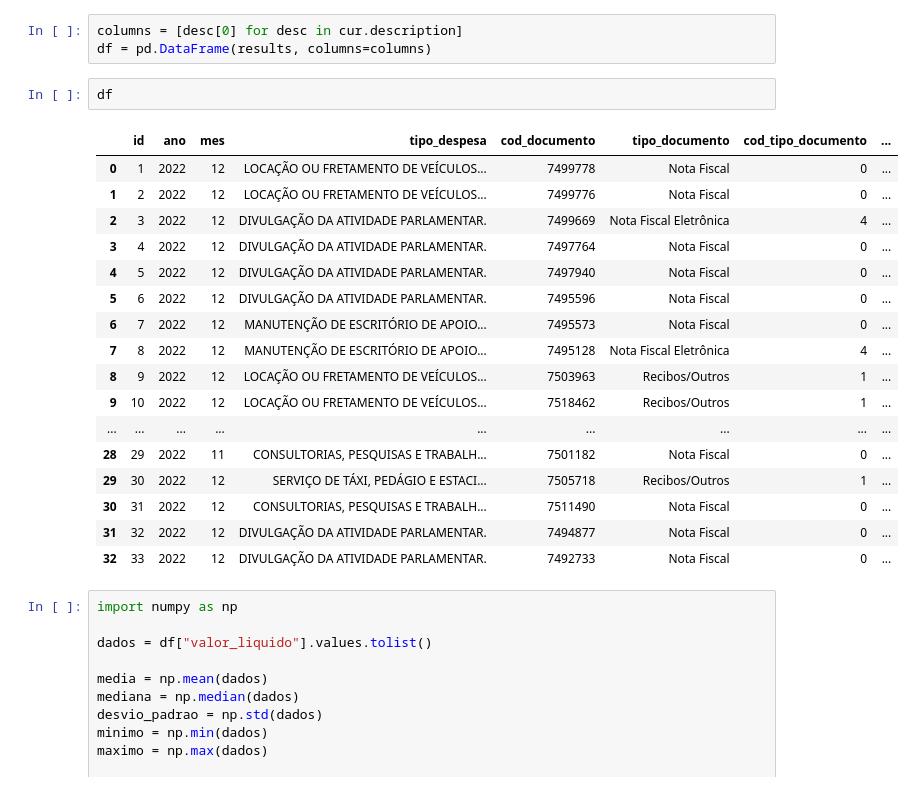
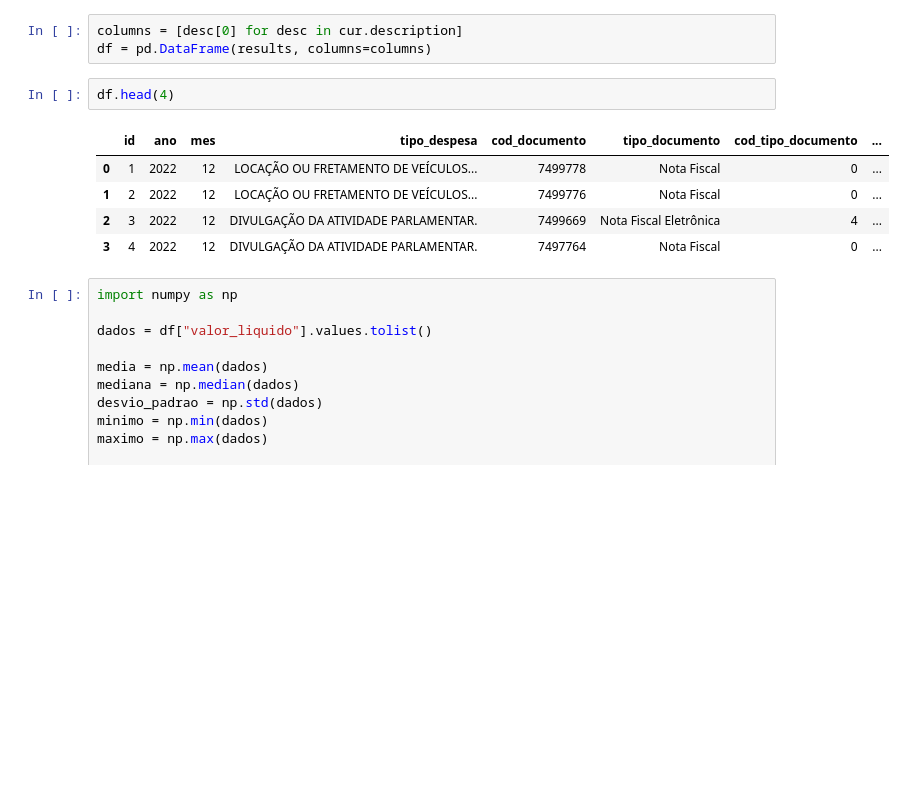
Before and after one commit to borgettas/iesb-projeto-integrador-ii, a Jupyter notebook: app/analytics/exploration.ipynb, the cells around one changed output. Saved outputs shown, nothing was run; the diff lists cells and outputs as text; blank space fills up the shorter version.

```diff
--- a/app/analytics/exploration.ipynb
+++ b/app/analytics/exploration.ipynb
@@ -46,25 +49,13 @@ conn.close()
 columns = [desc[0] for desc in cur.description]
 df = pd.DataFrame(results, columns=columns)
 # %%
-df
+df.head(4)
 # %% [output]
 |  | id | ano | mes | tipo_despesa | cod_documento | tipo_documento | cod_tipo_documento | ... |
 | 0 | 1 | 2022 | 12 | LOCAÇÃO OU FRETAMENTO DE VEÍCULOS... | 7499778 | Nota Fiscal | 0 | ... |
 | 1 | 2 | 2022 | 12 | LOCAÇÃO OU FRETAMENTO DE VEÍCULOS... | 7499776 | Nota Fiscal | 0 | ... |
 | 2 | 3 | 2022 | 12 | DIVULGAÇÃO DA ATIVIDADE PARLAMENTAR. | 7499669 | Nota Fiscal Eletrônica | 4 | ... |
 | 3 | 4 | 2022 | 12 | DIVULGAÇÃO DA ATIVIDADE PARLAMENTAR. | 7497764 | Nota Fiscal | 0 | ... |
-| 4 | 5 | 2022 | 12 | DIVULGAÇÃO DA ATIVIDADE PARLAMENTAR. | 7497940 | Nota Fiscal | 0 | ... |
-| 5 | 6 | 2022 | 12 | DIVULGAÇÃO DA ATIVIDADE PARLAMENTAR. | 7495596 | Nota Fiscal | 0 | ... |
-| 6 | 7 | 2022 | 12 | MANUTENÇÃO DE ESCRITÓRIO DE APOIO... | 7495573 | Nota Fiscal | 0 | ... |
-| 7 | 8 | 2022 | 12 | MANUTENÇÃO DE ESCRITÓRIO DE APOIO... | 7495128 | Nota Fiscal Eletrônica | 4 | ... |
-| 8 | 9 | 2022 | 12 | LOCAÇÃO OU FRETAMENTO DE VEÍCULOS... | 7503963 | Recibos/Outros | 1 | ... |
-| 9 | 10 | 2022 | 12 | LOCAÇÃO OU FRETAMENTO DE VEÍCULOS... | 7518462 | Recibos/Outros | 1 | ... |
-| ... | ... | ... | ... | ... | ... | ... | ... | ... |
-| 28 | 29 | 2022 | 11 | CONSULTORIAS, PESQUISAS E TRABALH... | 7501182 | Nota Fiscal | 0 | ... |
-| 29 | 30 | 2022 | 12 | SERVIÇO DE TÁXI, PEDÁGIO E ESTACI... | 7505718 | Recibos/Outros | 1 | ... |
-| 30 | 31 | 2022 | 12 | CONSULTORIAS, PESQUISAS E TRABALH... | 7511490 | Nota Fiscal | 0 | ... |
-| 31 | 32 | 2022 | 12 | DIVULGAÇÃO DA ATIVIDADE PARLAMENTAR. | 7494877 | Nota Fiscal | 0 | ... |
-| 32 | 33 | 2022 | 12 | DIVULGAÇÃO DA ATIVIDADE PARLAMENTAR. | 7492733 | Nota Fiscal | 0 | ... |
 # %%
 import numpy as np
 
```
Also changed, not shown: parts of 1 cell of this notebook, 4 other files.
